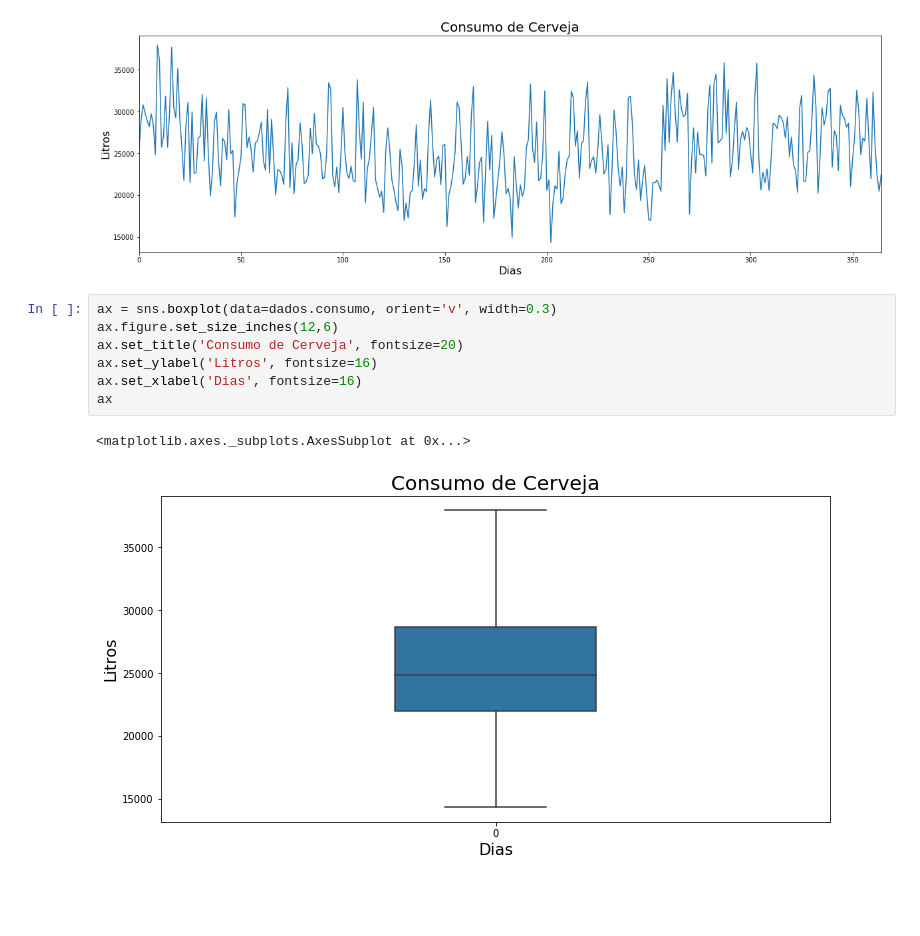
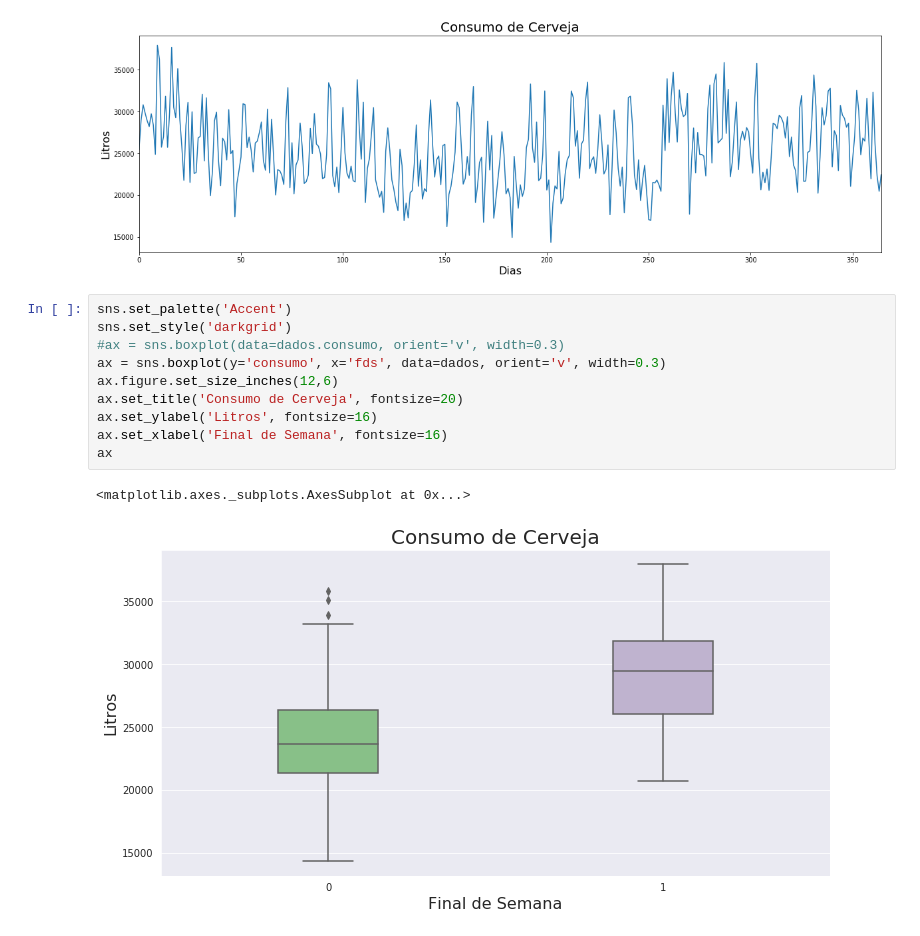
Before and after one commit to ramonfsk/machineLearning, a Jupyter notebook: regressaoLinear.ipynb, the cells around one changed output. Cells and saved outputs as stored; diff of their text form; blank space fills up the shorter version.

```diff
--- a/regressaoLinear.ipynb
+++ b/regressaoLinear.ipynb
@@ -45,12 +45,15 @@ ax = dados.consumo.plot()
 # %% [output]
 [figure]
 # %%
-ax = sns.boxplot(data=dados.consumo, orient='v', width=0.3)
+sns.set_palette('Accent')
+sns.set_style('darkgrid')
+#ax = sns.boxplot(data=dados.consumo, orient='v', width=0.3)
+ax = sns.boxplot(y='consumo', x='fds', data=dados, orient='v', width=0.3)
 ax.figure.set_size_inches(12,6)
 ax.set_title('Consumo de Cerveja', fontsize=20)
 ax.set_ylabel('Litros', fontsize=16)
-ax.set_xlabel('Dias', fontsize=16)
+ax.set_xlabel('Final de Semana', fontsize=16)
 ax
 # %% [output]
 <matplotlib.axes._subplots.AxesSubplot at 0x...>
-[figure, old version]
+[figure, new version]
```
Also changed, not shown: parts of 11 cells of this notebook.
